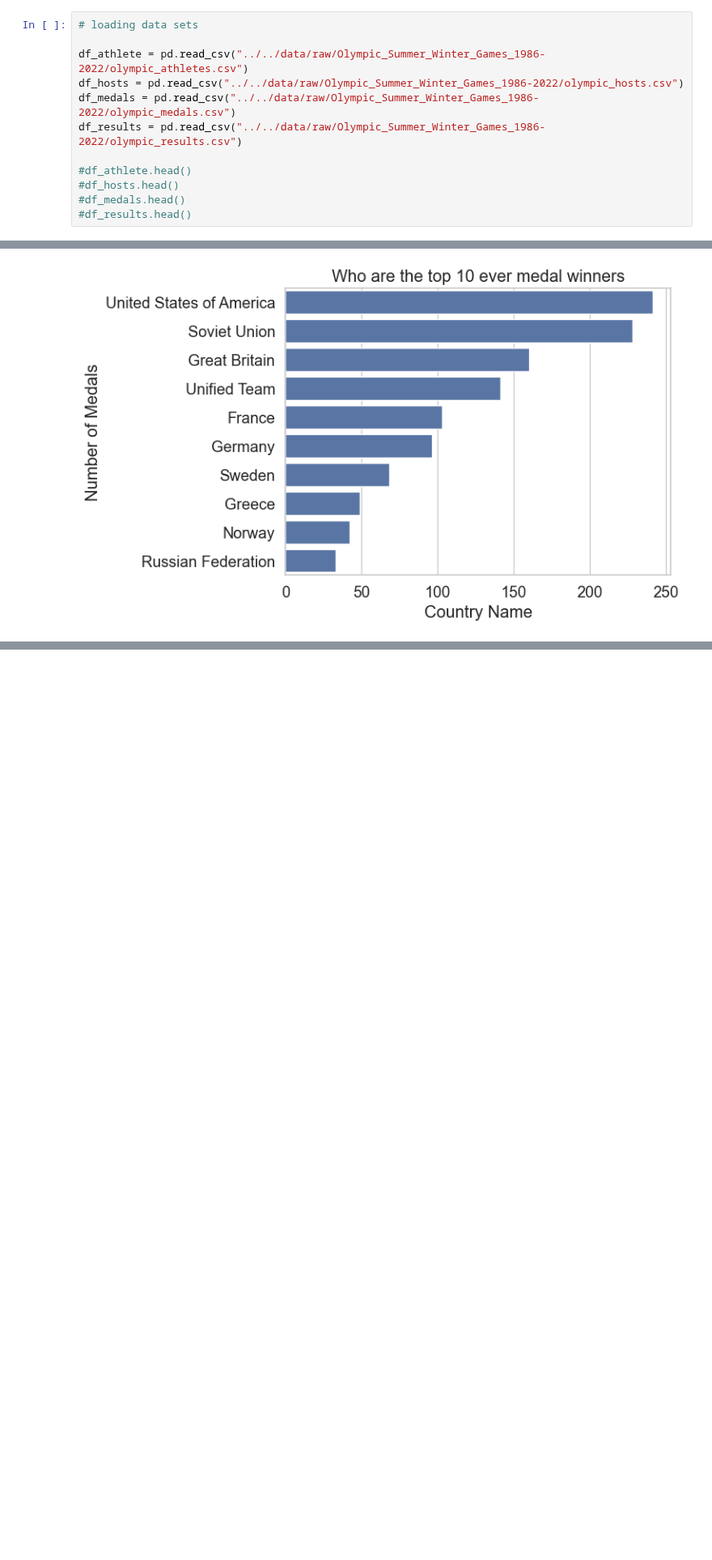
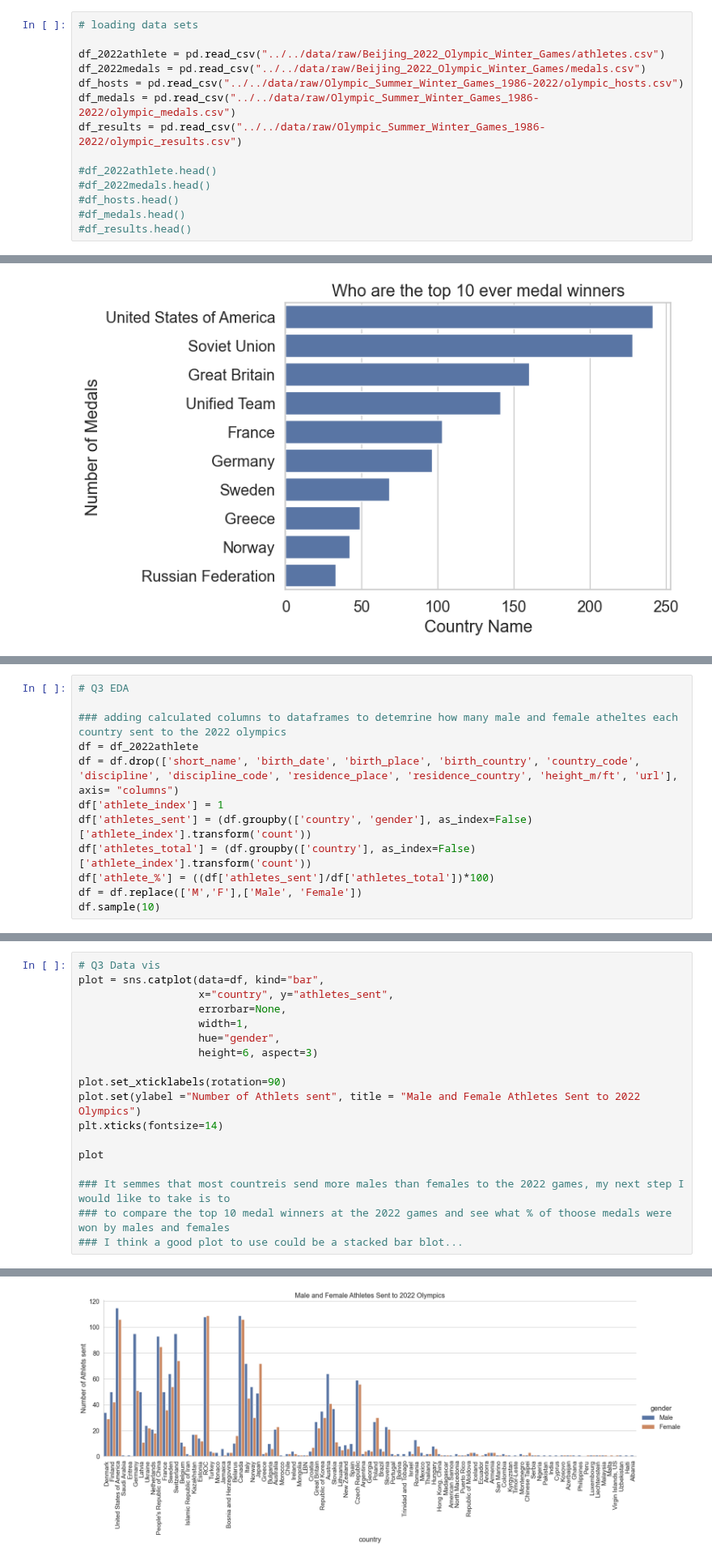
Before and after one commit to ubco-W2022T2-data301/project-group-group17, a Jupyter notebook: analysis/notebooks/analysis_conan.ipynb, the cells around one changed output, grey strips where cells are left out. Shown at 81% size. Cells and saved outputs as stored; diff of their text form; blank space fills up the shorter version.

```diff
--- a/analysis/notebooks/analysis_conan.ipynb
+++ b/analysis/notebooks/analysis_conan.ipynb
@@ -39,12 +31,14 @@ sns.set_theme(style="whitegrid",
 # %%
 # loading data sets
 
-df_athlete = pd.read_csv("../../data/raw/Olympic_Summer_Winter_Games_1986-2022/olympic_athletes.csv")
+df_2022athlete = pd.read_csv("../../data/raw/Beijing_2022_Olympic_Winter_Games/athletes.csv")
+df_2022medals = pd.read_csv("../../data/raw/Beijing_2022_Olympic_Winter_Games/medals.csv")
 df_hosts = pd.read_csv("../../data/raw/Olympic_Summer_Winter_Games_1986-2022/olympic_hosts.csv")
 df_medals = pd.read_csv("../../data/raw/Olympic_Summer_Winter_Games_1986-2022/olympic_medals.csv")
 df_results = pd.read_csv("../../data/raw/Olympic_Summer_Winter_Games_1986-2022/olympic_results.csv")
 
-#df_athlete.head()
+#df_2022athlete.head()
+#df_2022medals.head()
 #df_hosts.head()
 #df_medals.head()
 #df_results.head()
@@ -216,0 +223,12 @@ plot
+# %%
+# Q3 EDA
+
+### adding calculated columns to dataframes to detemrine how many male and female atheltes each country sent to the 2022 olympics
+df = df_2022athlete
+df = df.drop(['short_name', 'birth_date', 'birth_place', 'birth_country', 'country_code', 'discipline', 'discipline_code', 'residence_place', 'residence_country', 'height_m/ft', 'url'], axis= "columns")
+df['athlete_index'] = 1
+df['athletes_sent'] = (df.groupby(['country', 'gender'], as_index=False)['athlete_index'].transform('count'))
+df['athletes_total'] = (df.groupby(['country'], as_index=False)['athlete_index'].transform('count'))
+df['athlete_%'] = ((df['athletes_sent']/df['athletes_total'])*100)
+df = df.replace(['M','F'],['Male', 'Female'])
+df.sample(10)
@@ -216,0 +247,19 @@ plot
+# %%
+# Q3 Data vis
+plot = sns.catplot(data=df, kind="bar",
+                   x="country", y="athletes_sent",
+                   errorbar=None,
+                   width=1,
+                   hue="gender",
+                   height=6, aspect=3)
+
+plot.set_xticklabels(rotation=90)
+plot.set(ylabel ="Number of Athlets sent", title = "Male and Female Athletes Sent to 2022 Olympics")
+plt.xticks(fontsize=14)
+
+plot
+
+### It semmes that most countreis send more males than females to the 2022 games, my next step I would like to take is to
+### to compare the top 10 medal winners at the 2022 games and see what % of thoose medals were won by males and females
+### I think a good plot to use could be a stacked bar blot...
+# %% [output]
@@ -216,0 +267 @@ plot
+[figure, added]
```
Also changed, not shown: parts of 14 cells of this notebook.
